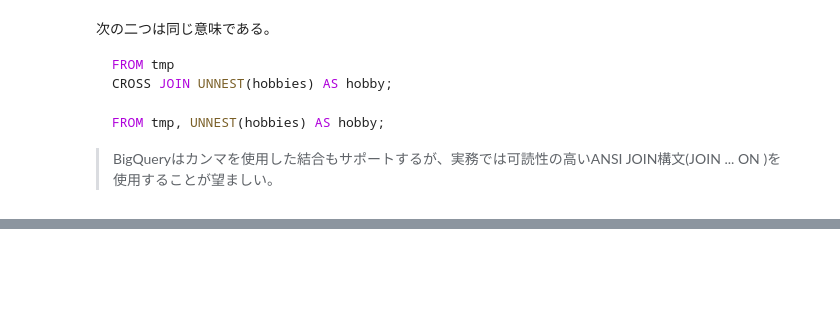
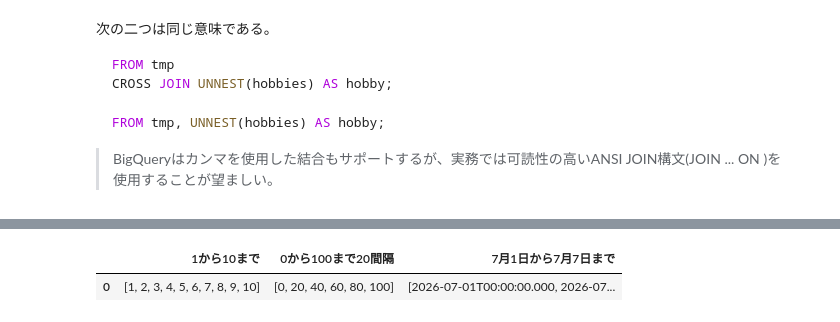
Before and after one commit to KaiLynn99/python_alone, a Jupyter notebook: 2026 7月/8.4/9) ARRAY列のデータ型.ipynb, the cells around one changed output, grey strips where cells are left out. Saved outputs shown, nothing was run; the diff lists cells and outputs as text; code cells hidden in the pictures; blank space fills up the shorter version.

```diff
--- a/2026 7月/8.4/9) ARRAY列のデータ型.ipynb
+++ b/2026 7月/8.4/9) ARRAY列のデータ型.ipynb
@@ -152,0 +310,13 @@ CROSS JOIN b;
+# %%
+%%bigquery
+
+SELECT
+    GENERATE_ARRAY(1, 10) AS `1から10まで`,
+    GENERATE_ARRAY(0, 100, 20) AS `0から100まで20間隔`,
+    GENERATE_DATE_ARRAY(
+        DATE '2026-07-01',
+        DATE '2026-07-07'
+    ) AS `7月1日から7月7日まで`;
+# %% [output]
+|  | 1から10まで | 0から100まで20間隔 | 7月1日から7月7日まで |
+| 0 | [1, 2, 3, 4, 5, 6, 7, 8, 9, 10] | [0, 20, 40, 60, 80, 100] | [2026-07-01T00:00:00.000, 2026-07... |
```
Also changed, not shown: parts of 22 cells of this notebook, 2 other files.
